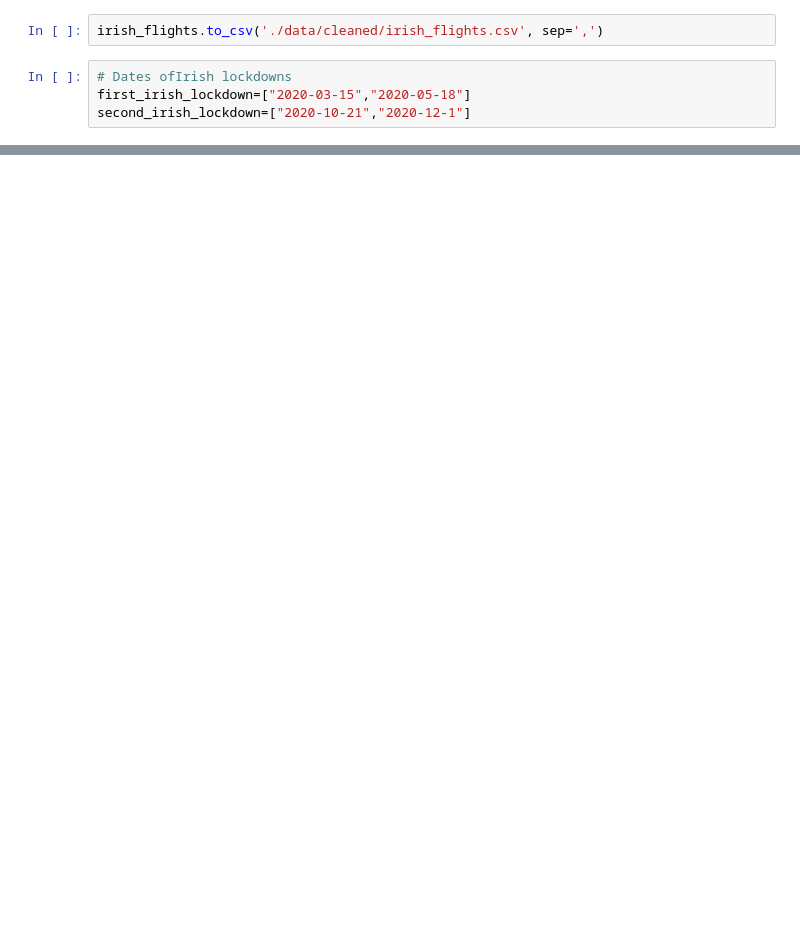
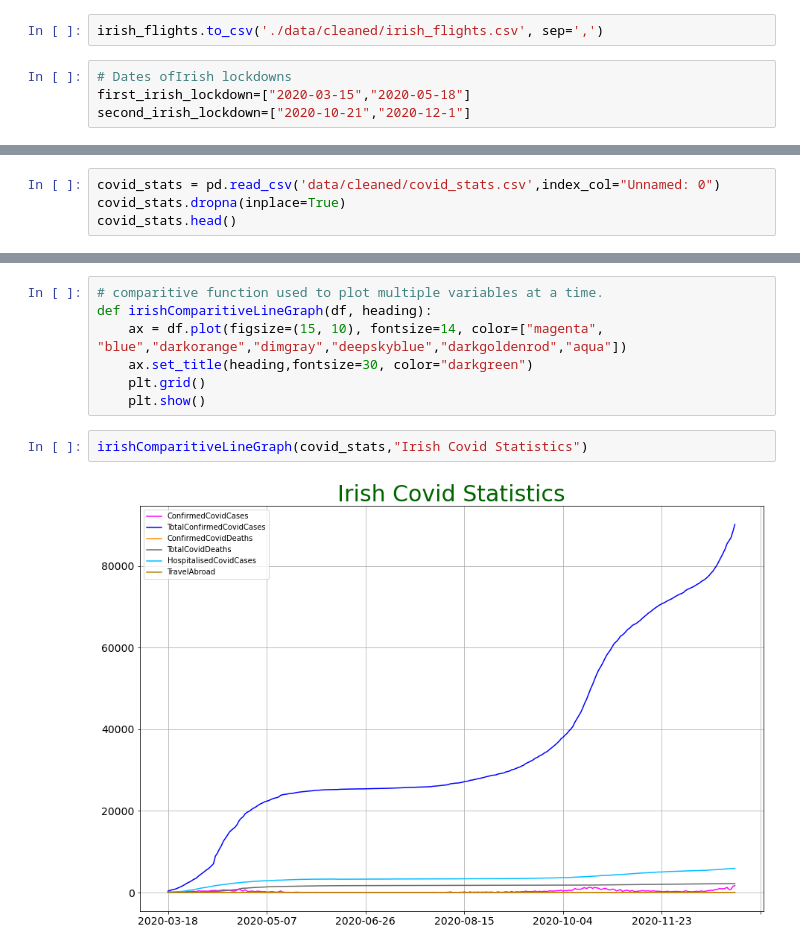
Before and after one commit to Truncation-Nation/hack4change, a Jupyter notebook: flight-data.ipynb, the cells around one changed output, grey strips where cells are left out. Drawn from its saved outputs; the diff is of its cells as text; blank space fills up the shorter version.

```diff
--- a/flight-data.ipynb
+++ b/flight-data.ipynb
@@ -92,0 +116,4 @@ irishLineGraph(irish_num_flights, "Number Of Irish Flights")
+# %%
+covid_stats = pd.read_csv('data/cleaned/covid_stats.csv',index_col="Unnamed: 0")
+covid_stats.dropna(inplace=True)
+covid_stats.head()
@@ -92,0 +127,11 @@ irishLineGraph(irish_num_flights, "Number Of Irish Flights")
+# %%
+# comparitive function used to plot multiple variables at a time.
+def irishComparitiveLineGraph(df, heading):
+    ax = df.plot(figsize=(15, 10), fontsize=14, color=["magenta", "blue","darkorange","dimgray","deepskyblue","darkgoldenrod","aqua"])
+    ax.set_title(heading,fontsize=30, color="darkgreen")
+    plt.grid()
+    plt.show()
+# %%
+irishComparitiveLineGraph(covid_stats,"Irish Covid Statistics")
+# %% [output]
+[figure, added]
```
Also changed, not shown: parts of 7 cells of this notebook.
